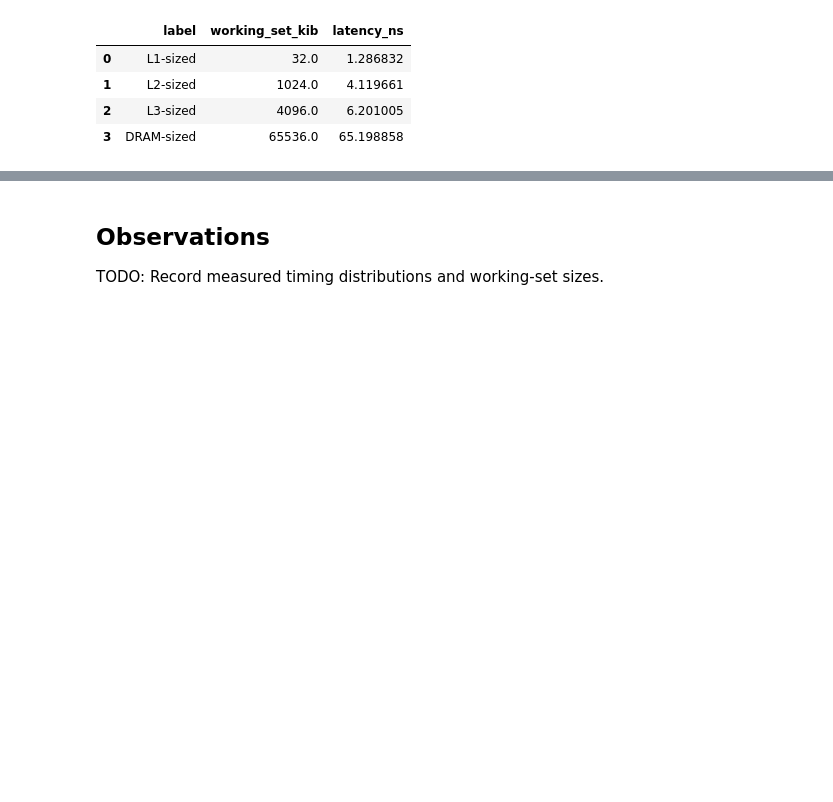
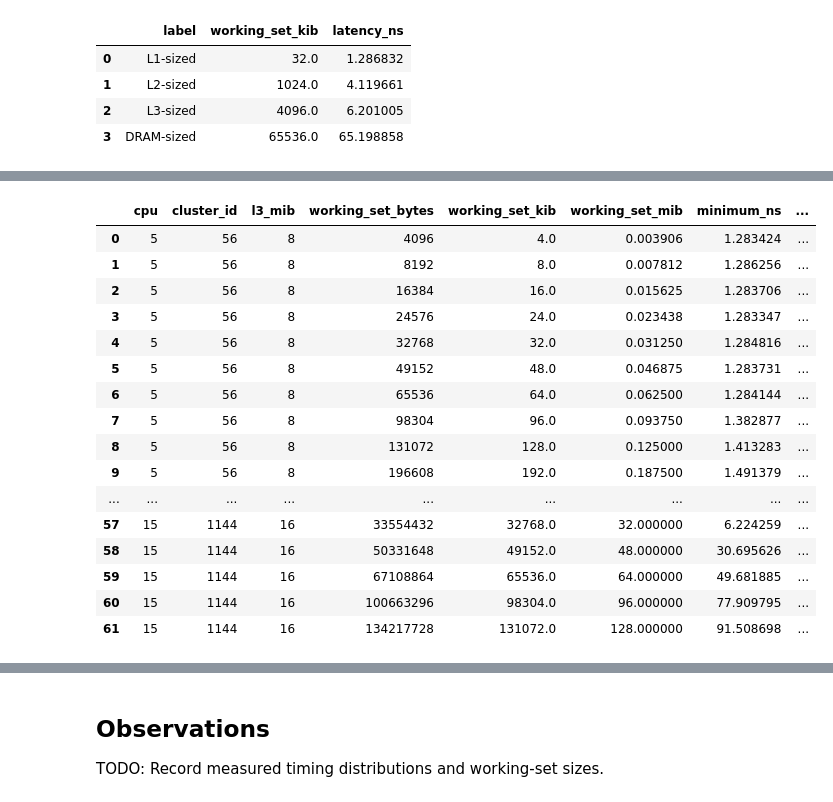
Before and after one commit to coert/dgx-spark-lab, a Jupyter notebook: experiments/00-foundations/02-memory-hierarchy.ipynb, the cells around one changed output, grey strips where cells are left out. Cells and saved outputs as stored; diff of their text form; code cells hidden in the pictures; blank space fills up the shorter version.

```diff
--- a/experiments/00-foundations/02-memory-hierarchy.ipynb
+++ b/experiments/00-foundations/02-memory-hierarchy.ipynb
@@ -390,0 +531,44 @@ sanity_results
+# %%
+latency_summary = (
+    latency_measurements.groupby(
+        [
+            "cpu",
+            "cluster_id",
+            "l3_mib",
+            "working_set_bytes",
+            "working_set_kib",
+            "working_set_mib",
+        ],
+        as_index=False,
+    )
+    .agg(
+        minimum_ns=("latency_ns", "min"),
+        median_ns=("latency_ns", "median"),
+        mean_ns=("latency_ns", "mean"),
+        maximum_ns=("latency_ns", "max"),
+        standard_deviation_ns=("latency_ns", "std"),
+    )
+    .sort_values(["cpu", "working_set_bytes"])
+    .reset_index(drop=True)
+)
+
+with pd.option_context("display.max_rows", None, "display.max_columns", None):
+    display(latency_summary)
+# %% [output]
+|  | cpu | cluster_id | l3_mib | working_set_bytes | working_set_kib | working_set_mib | minimum_ns | ... |
+| 0 | 5 | 56 | 8 | 4096 | 4.0 | 0.003906 | 1.283424 | ... |
+| 1 | 5 | 56 | 8 | 8192 | 8.0 | 0.007812 | 1.286256 | ... |
+| 2 | 5 | 56 | 8 | 16384 | 16.0 | 0.015625 | 1.283706 | ... |
+| 3 | 5 | 56 | 8 | 24576 | 24.0 | 0.023438 | 1.283347 | ... |
+| 4 | 5 | 56 | 8 | 32768 | 32.0 | 0.031250 | 1.284816 | ... |
+| 5 | 5 | 56 | 8 | 49152 | 48.0 | 0.046875 | 1.283731 | ... |
+| 6 | 5 | 56 | 8 | 65536 | 64.0 | 0.062500 | 1.284144 | ... |
+| 7 | 5 | 56 | 8 | 98304 | 96.0 | 0.093750 | 1.382877 | ... |
+| 8 | 5 | 56 | 8 | 131072 | 128.0 | 0.125000 | 1.413283 | ... |
+| 9 | 5 | 56 | 8 | 196608 | 192.0 | 0.187500 | 1.491379 | ... |
+| ... | ... | ... | ... | ... | ... | ... | ... | ... |
+| 57 | 15 | 1144 | 16 | 33554432 | 32768.0 | 32.000000 | 6.224259 | ... |
+| 58 | 15 | 1144 | 16 | 50331648 | 49152.0 | 48.000000 | 30.695626 | ... |
+| 59 | 15 | 1144 | 16 | 67108864 | 65536.0 | 64.000000 | 49.681885 | ... |
+| 60 | 15 | 1144 | 16 | 100663296 | 98304.0 | 96.000000 | 77.909795 | ... |
+| 61 | 15 | 1144 | 16 | 134217728 | 131072.0 | 128.000000 | 91.508698 | ... |
```
Also changed, not shown: parts of 6 cells of this notebook.
